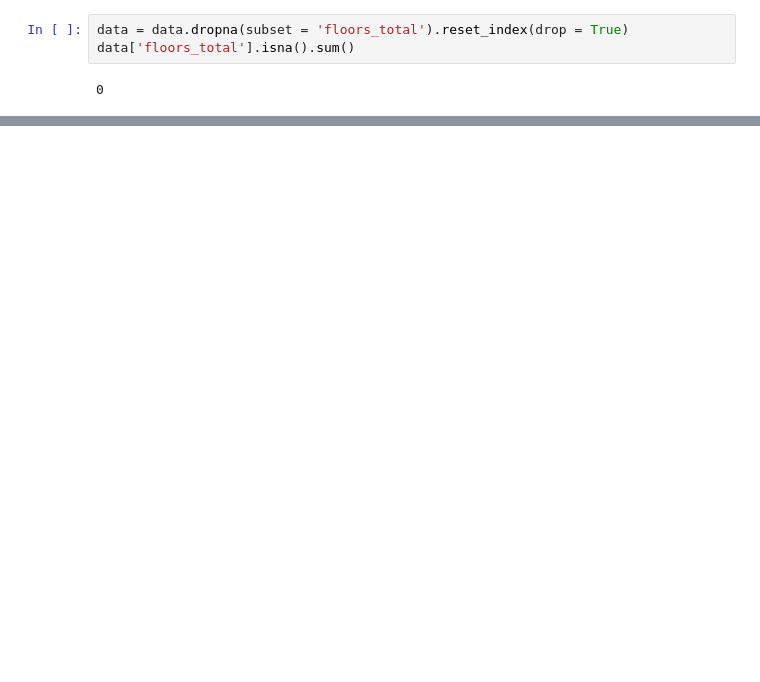
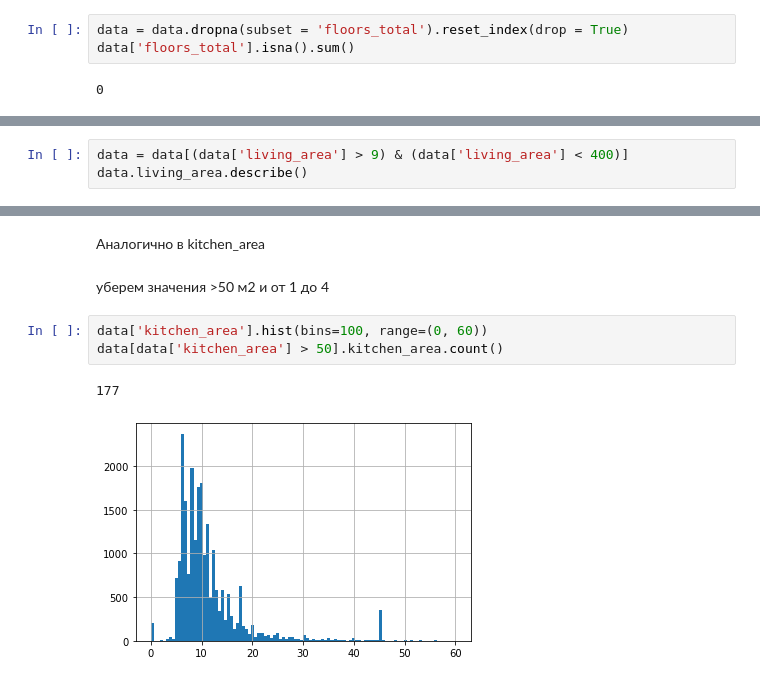
Before and after one commit to DmitrijUsachev/Sprint3, a Jupyter notebook: sprint_3_project.ipynb, the cells around one changed output, grey strips where cells are left out. Cells and saved outputs as stored; diff of their text form; blank space fills up the shorter version.

```diff
--- a/sprint_3_project.ipynb
+++ b/sprint_3_project.ipynb
@@ -283,0 +551,3 @@ SyntaxError: invalid syntax (2883642877.py, line 1)
+# %%
+data = data[(data['living_area'] > 9) & (data['living_area'] < 400)]
+data.living_area.describe()
@@ -283,0 +564,10 @@ SyntaxError: invalid syntax (2883642877.py, line 1)
+# %% [markdown]
+Аналогично в kitchen_area
+# %% [markdown]
+уберем значения >50 м2 и от 1 до 4
+# %%
+data['kitchen_area'].hist(bins=100, range=(0, 60))
+data[data['kitchen_area'] > 50].kitchen_area.count()
+# %% [output]
+177
+[figure, added]
```
Also changed, not shown: parts of 211 cells of this notebook.
